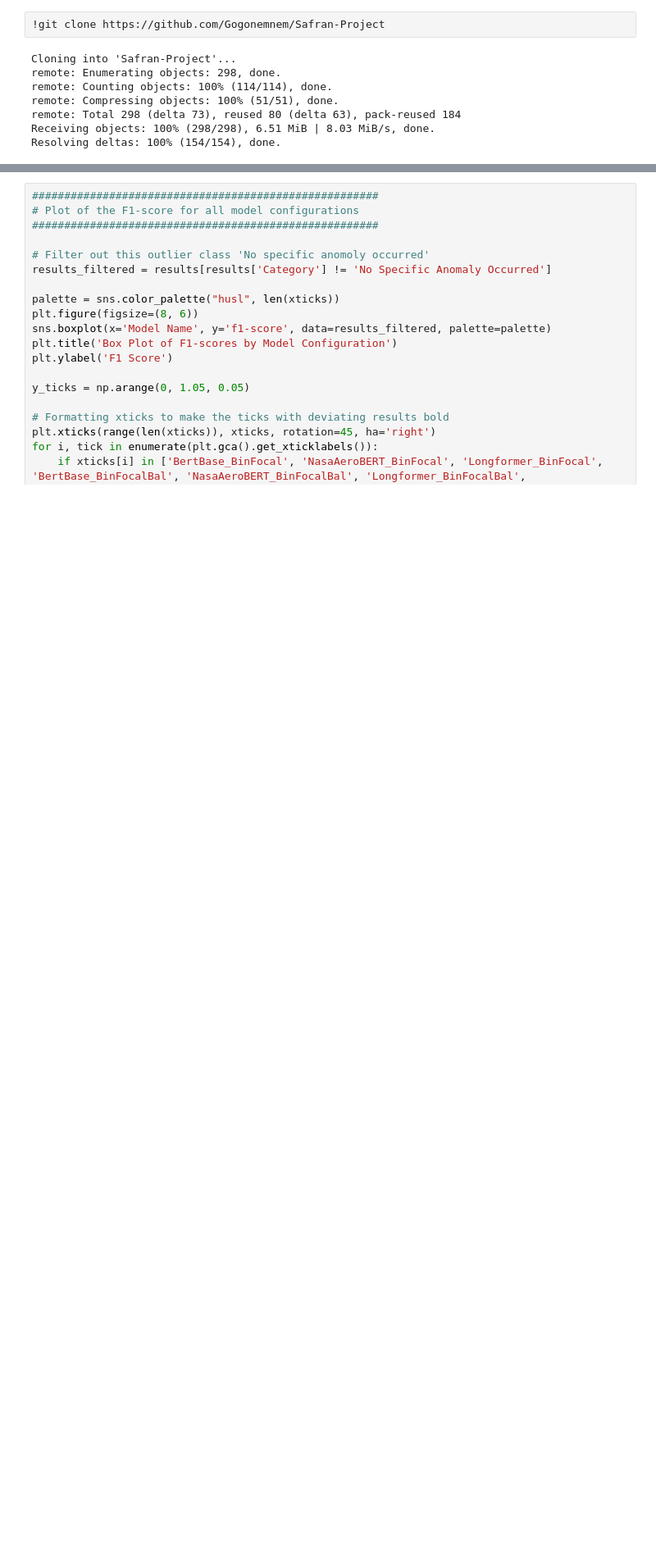
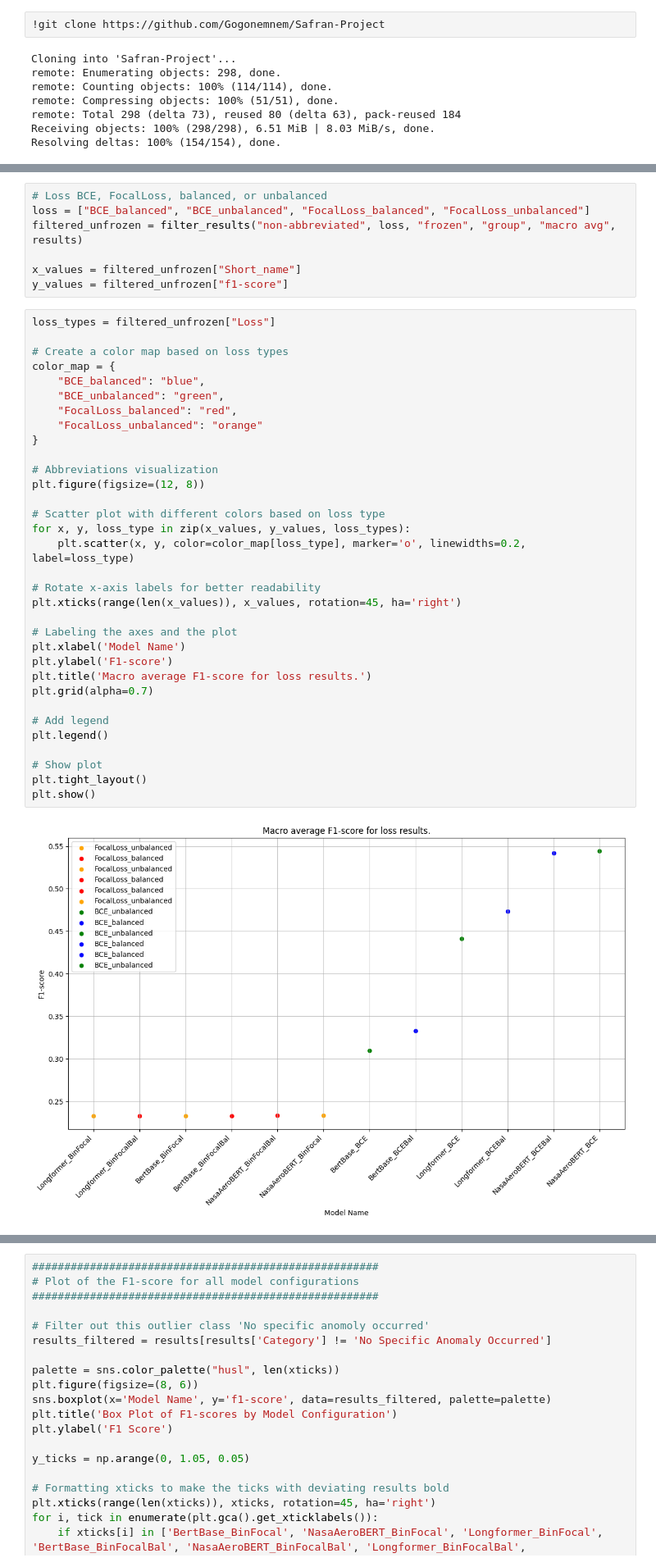
Before and after one commit to Gogonemnem/Safran-Project, a Jupyter notebook: Visualization_plot.ipynb, the cells around one changed output, grey strips where cells are left out. Shown at 82% size. Cells and saved outputs as stored; diff of their text form; blank space fills up the shorter version.

```diff
--- a/Visualization_plot.ipynb
+++ b/Visualization_plot.ipynb
@@ -69,0 +222,42 @@ xticks = shortened_model_names
+# %%
+# Loss BCE, FocalLoss, balanced, or unbalanced
+loss = ["BCE_balanced", "BCE_unbalanced", "FocalLoss_balanced", "FocalLoss_unbalanced"]
+filtered_unfrozen = filter_results("non-abbreviated", loss, "frozen", "group", "macro avg", results)
+
+x_values = filtered_unfrozen["Short_name"]
+y_values = filtered_unfrozen["f1-score"]
+# %%
+loss_types = filtered_unfrozen["Loss"]
+
+# Create a color map based on loss types
+color_map = {
+    "BCE_balanced": "blue",
+    "BCE_unbalanced": "green",
+    "FocalLoss_balanced": "red",
+    "FocalLoss_unbalanced": "orange"
+}
+
+# Abbreviations visualization
+plt.figure(figsize=(12, 8))
+
+# Scatter plot with different colors based on loss type
+for x, y, loss_type in zip(x_values, y_values, loss_types):
+    plt.scatter(x, y, color=color_map[loss_type], marker='o', linewidths=0.2, label=loss_type)
+
+# Rotate x-axis labels for better readability
+plt.xticks(range(len(x_values)), x_values, rotation=45, ha='right')
+
+# Labeling the axes and the plot
+plt.xlabel('Model Name')
+plt.ylabel('F1-score')
+plt.title('Macro average F1-score for loss results.')
+plt.grid(alpha=0.7)
+
+# Add legend
+plt.legend()
+
+# Show plot
+plt.tight_layout()
+plt.show()
+# %% [output]
+[figure, added]
```
Also changed, not shown: parts of 25 cells of this notebook.
